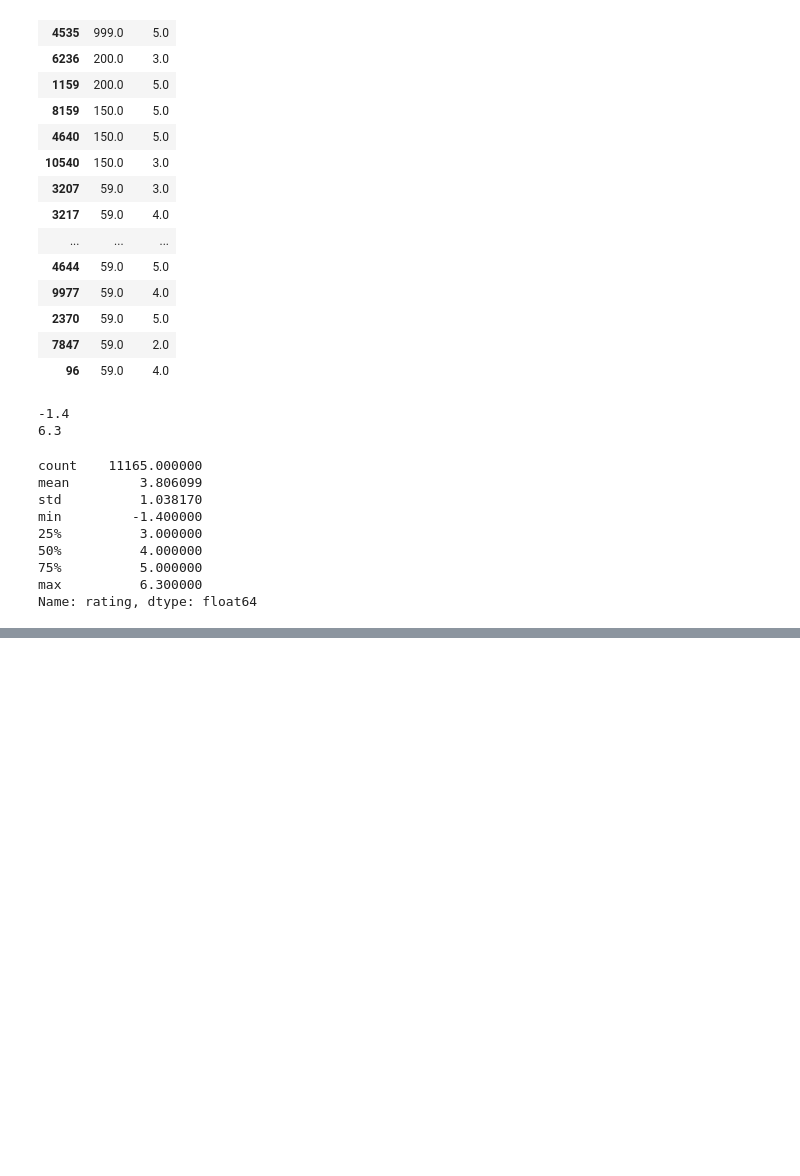
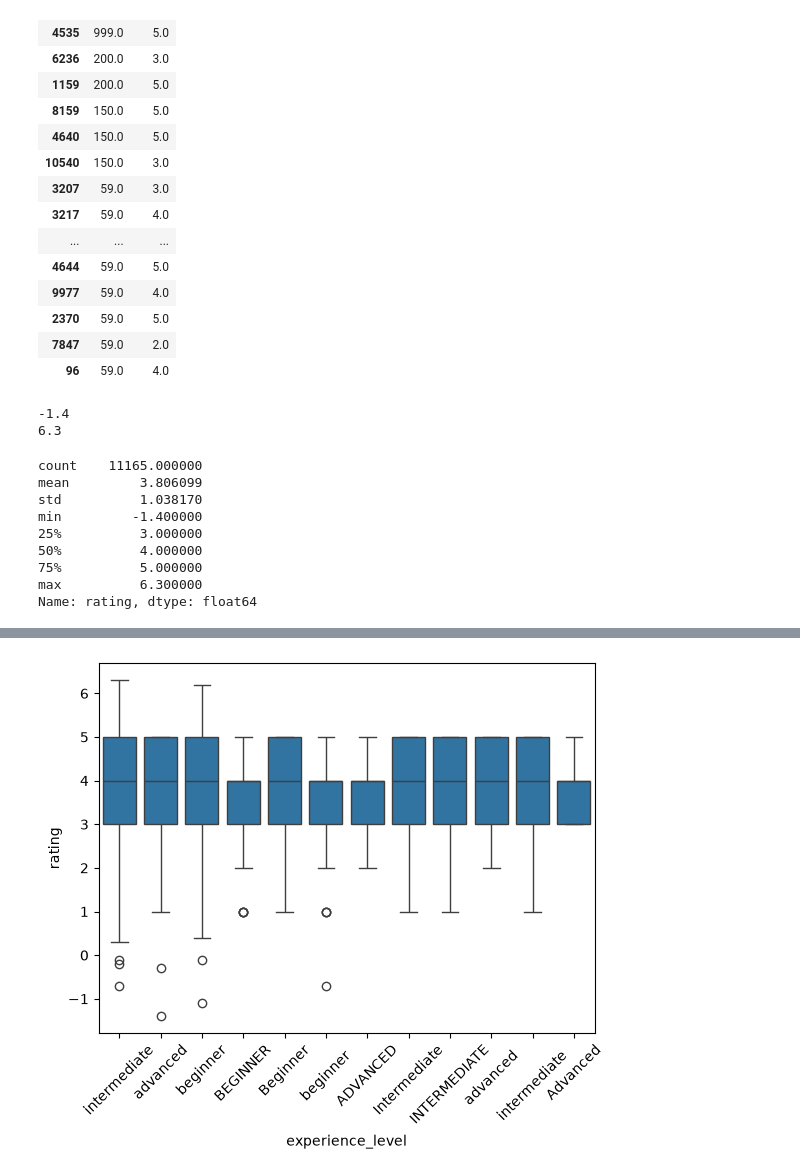
Before and after one commit to Lil-torta/Fundamentos-de-analisis-de-datos, a Jupyter notebook: entrenamiento practica.ipynb, the cells around one changed output, grey strips where cells are left out. Cells and saved outputs as stored; diff of their text form; code cells hidden in the pictures; blank space fills up the shorter version.

```diff
--- a/entrenamiento practica.ipynb
+++ b/entrenamiento practica.ipynb
@@ -300,0 +410,10 @@ Name: rating, dtype: float64
+# %%
+sns.boxplot(
+    x='experience_level',
+    y='rating',
+    data=df
+)
+plt.xticks(rotation=45)
+plt.show()
+# %% [output]
+[figure, added]
```
Also changed, not shown: parts of 14 cells of this notebook, 1 other file.
